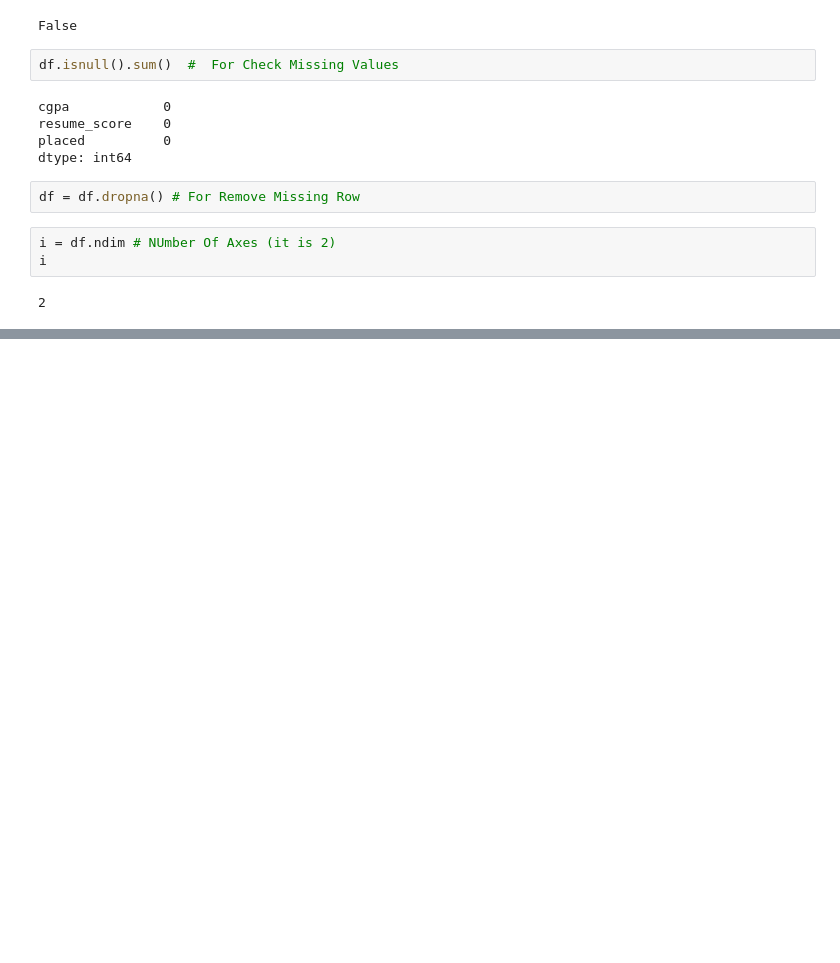
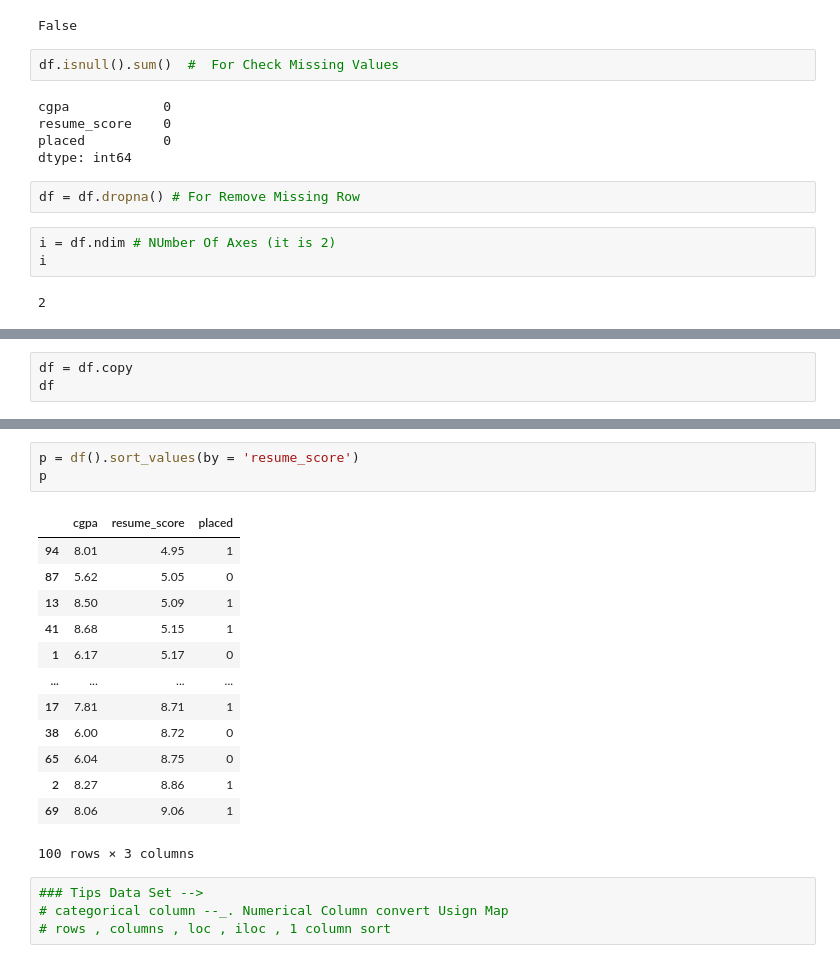
Before and after one commit to Devendrakumawat8089/pandas, a Jupyter notebook: Day3.ipynb, the cells around one changed output, grey strips where cells are left out. Saved outputs shown, nothing was run; the diff lists cells and outputs as text; blank space fills up the shorter version.

```diff
--- a/Day3.ipynb
+++ b/Day3.ipynb
@@ -125,0 +154,3 @@ t
+# %%
+df = df.copy
+df
@@ -125,0 +172,21 @@ t
+# %%
+p = df().sort_values(by = 'resume_score')
+p
+# %% [output]
+|  | cgpa | resume_score | placed |
+| 94 | 8.01 | 4.95 | 1 |
+| 87 | 5.62 | 5.05 | 0 |
+| 13 | 8.50 | 5.09 | 1 |
+| 41 | 8.68 | 5.15 | 1 |
+| 1 | 6.17 | 5.17 | 0 |
+| ... | ... | ... | ... |
+| 17 | 7.81 | 8.71 | 1 |
+| 38 | 6.00 | 8.72 | 0 |
+| 65 | 6.04 | 8.75 | 0 |
+| 2 | 8.27 | 8.86 | 1 |
+| 69 | 8.06 | 9.06 | 1 |
+100 rows × 3 columns
+# %%
+### Tips Data Set -->
+# categorical column --_. Numerical Column convert Usign Map
+# rows , columns , loc , iloc , 1 column sort
```
Also changed, not shown: parts of 15 cells of this notebook, 1 other file.
